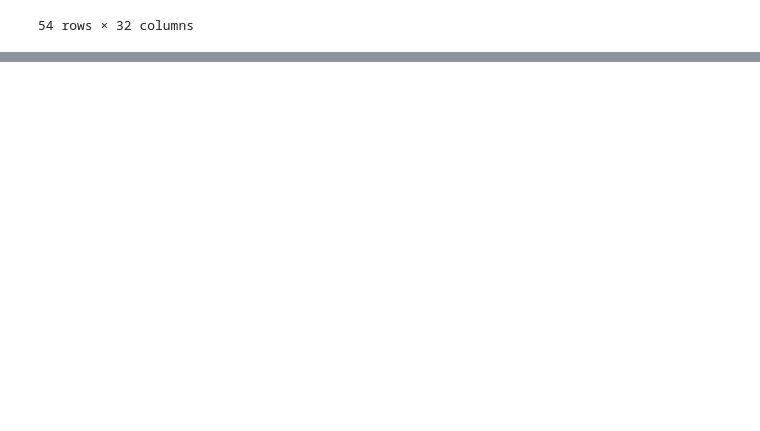
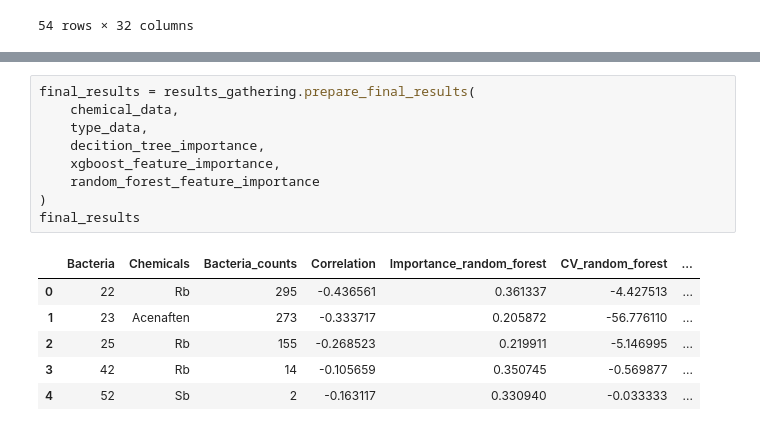
Before and after one commit to melehean/Bioinformatics-Project, a Jupyter notebook: type_analysis.ipynb, the cells around one changed output, grey strips where cells are left out. Drawn from its saved outputs; the diff is of its cells as text; blank space fills up the shorter version.

Commit message:
Add final results gathering

```diff
--- a/type_analysis.ipynb
+++ b/type_analysis.ipynb
@@ -148,0 +125,16 @@ results_gathering.get_correlation(chemical_data, type_data)
+# %%
+final_results = results_gathering.prepare_final_results(
+    chemical_data,
+    type_data,
+    decition_tree_importance,
+    xgboost_feature_importance,
+    random_forest_feature_importance
+)
+final_results
+# %% [output]
+|  | Bacteria | Chemicals | Bacteria_counts | Correlation | Importance_random_forest | CV_random_forest | ... |
+| 0 | 22 | Rb | 295 | -0.436561 | 0.361337 | -4.427513 | ... |
+| 1 | 23 | Acenaften | 273 | -0.333717 | 0.205872 | -56.776110 | ... |
+| 2 | 25 | Rb | 155 | -0.268523 | 0.219911 | -5.146995 | ... |
+| 3 | 42 | Rb | 14 | -0.105659 | 0.350745 | -0.569877 | ... |
+| 4 | 52 | Sb | 2 | -0.163117 | 0.330940 | -0.033333 | ... |
```
Also changed, not shown: parts of 5 cells of this notebook, 2 other files.
